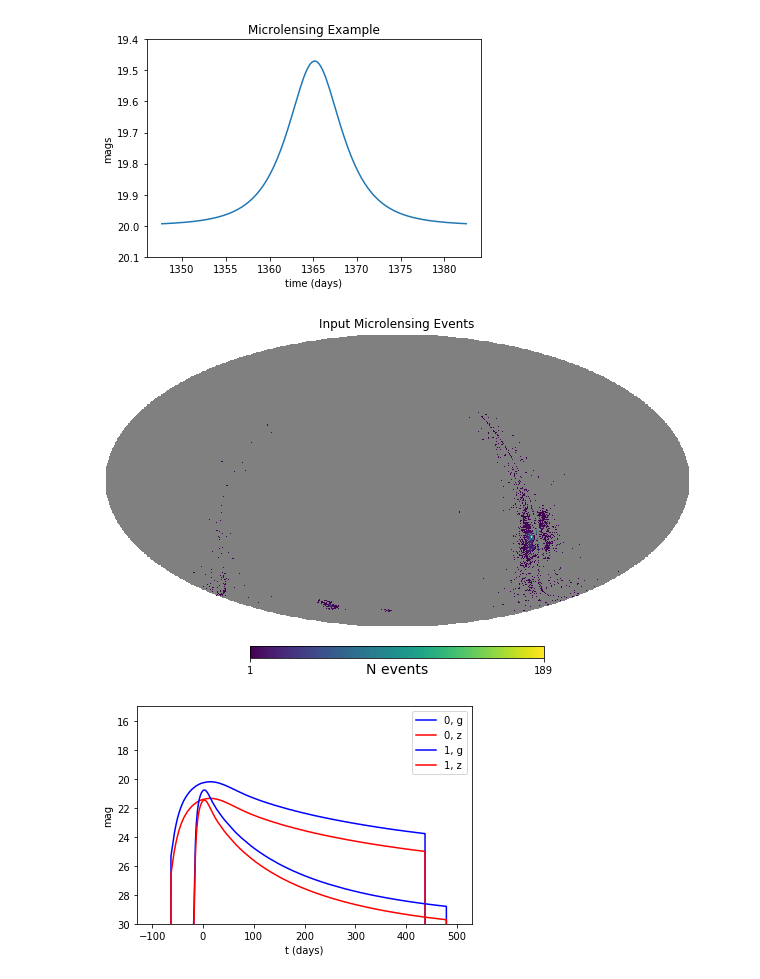
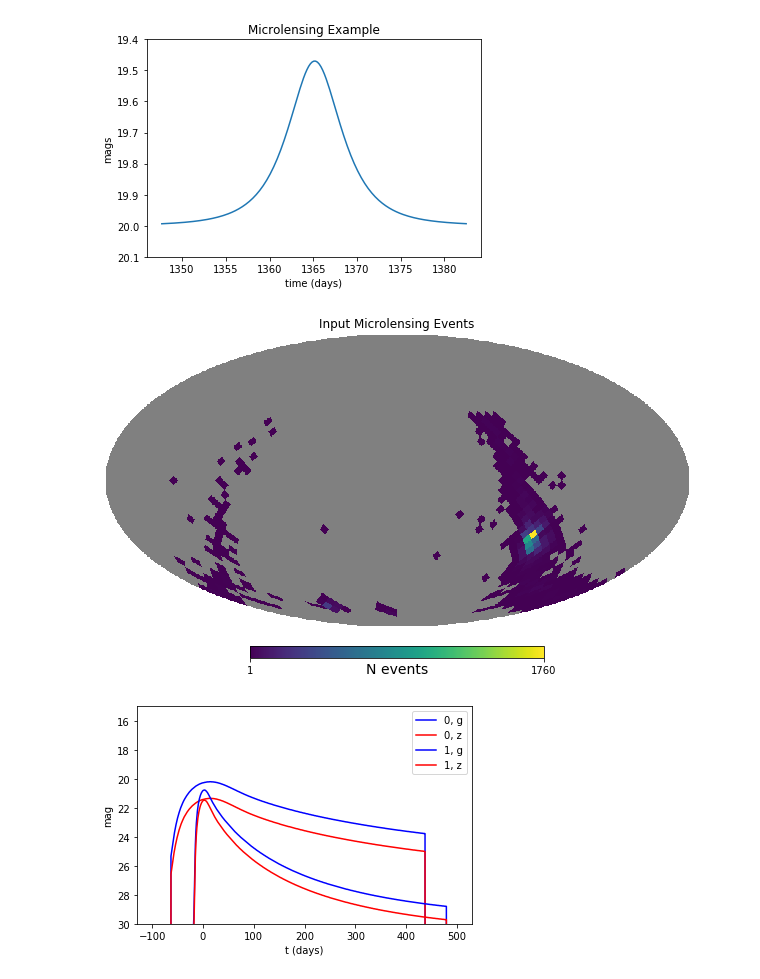
Before and after one commit to lsst-sims/smtn-013, a Jupyter notebook: microlensing_and_tde_metrics.ipynb, the cells around one changed output. Drawn from its saved outputs; the diff is of its cells as text; code cells hidden in the pictures.

```diff
--- a/microlensing_and_tde_metrics.ipynb
+++ b/microlensing_and_tde_metrics.ipynb
@@ -142,11 +143,11 @@ impact paramter = 0.729998
 [figure]
 # %%
 input_map = _healbin(slicer.slicePoints['ra'], slicer.slicePoints['dec'], slicer.slicePoints['dec']*0+1,
-                    nside=128, reduceFunc=np.sum)
+                    nside=16, reduceFunc=np.sum)
 hp.mollview(input_map, title='Input Microlensing Events', unit='N events')
 plt.savefig('_static/micro_input.png')
 # %% [output]
-[figure, old version]
+[figure, new version]
 # %%
 # let's plot up a few of the lightcurves
 ivals=[0,1]
```
Also changed, not shown: parts of 2 cells of this notebook, 10 other files.
